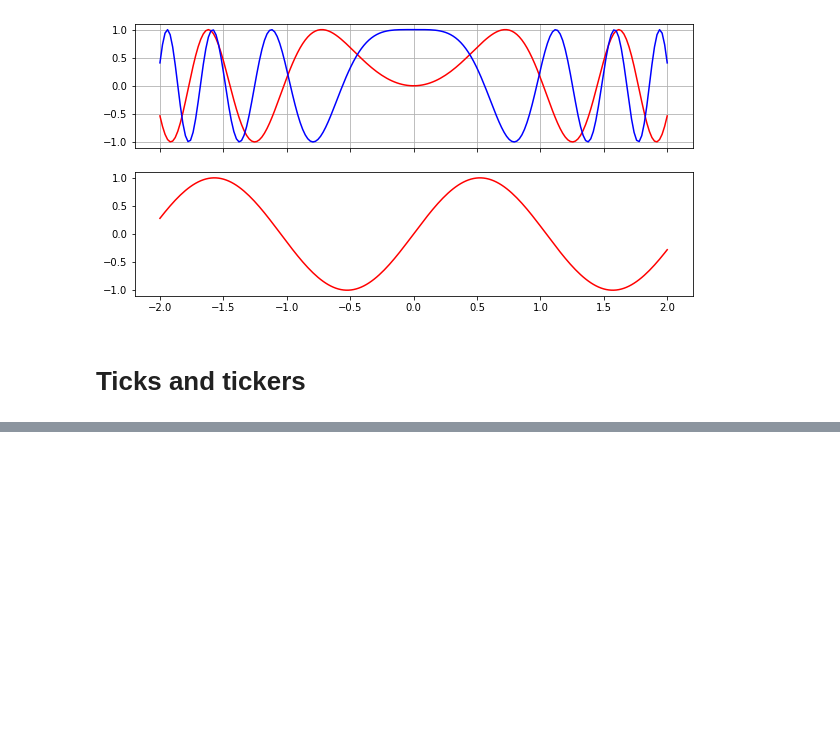
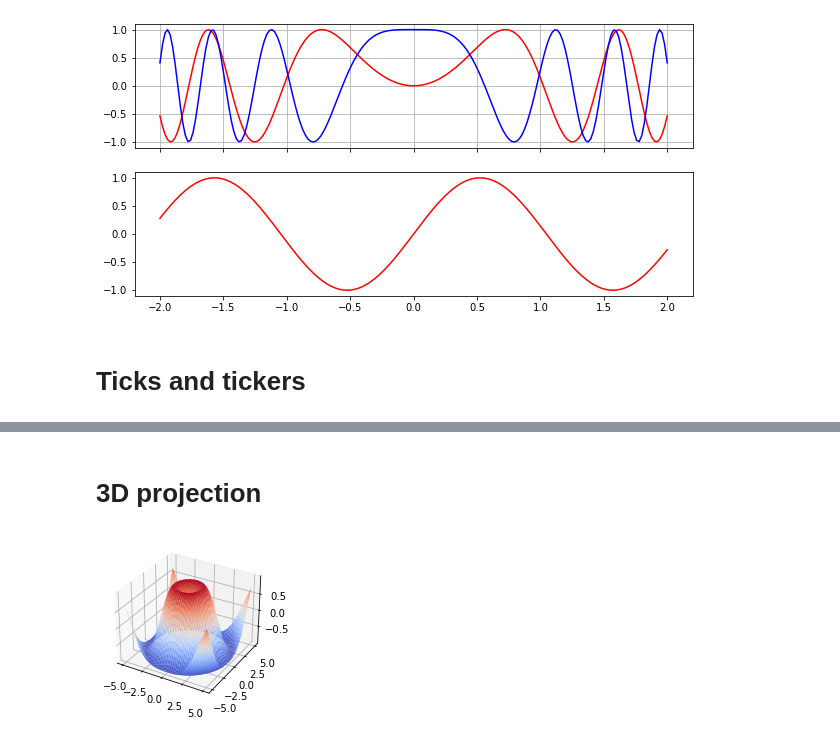
Before and after one commit to umeshraj/hands_on_ml, a Jupyter notebook: utils_matplotlib.ipynb, the cells around one changed output, grey strips where cells are left out. Cells and saved outputs as stored; diff of their text form; code cells hidden in the pictures; blank space fills up the shorter version.

```diff
--- a/utils_matplotlib.ipynb
+++ b/utils_matplotlib.ipynb
@@ -83,0 +83,16 @@ ax.xaxis.set_ticks([-2, 0, 1, 2])
+# %% [markdown]
+# 3D projection
+# %%
+from mpl_toolkits.mplot3d import Axes3D
+
+x = np.linspace(-5, 5, 50)
+y = np.linspace(-5, 5, 50)
+X, Y = np.meshgrid(x, y)
+R = np.sqrt(X**2 + Y**2)
+Z = np.sin(R)
+
+figure = plt.figure(1, figsize=(12, 3))
+subplot3d = plt.subplot(111, projection='3d')
+surface = subplot3d.plot_surface(X,Y,Z, rstride=1, cstride=1, cmap=mpl.cm.coolwarm, linewidth=0.1)
+# %% [output]
+[figure, added]
```
Also changed, not shown: parts of 8 cells of this notebook.
